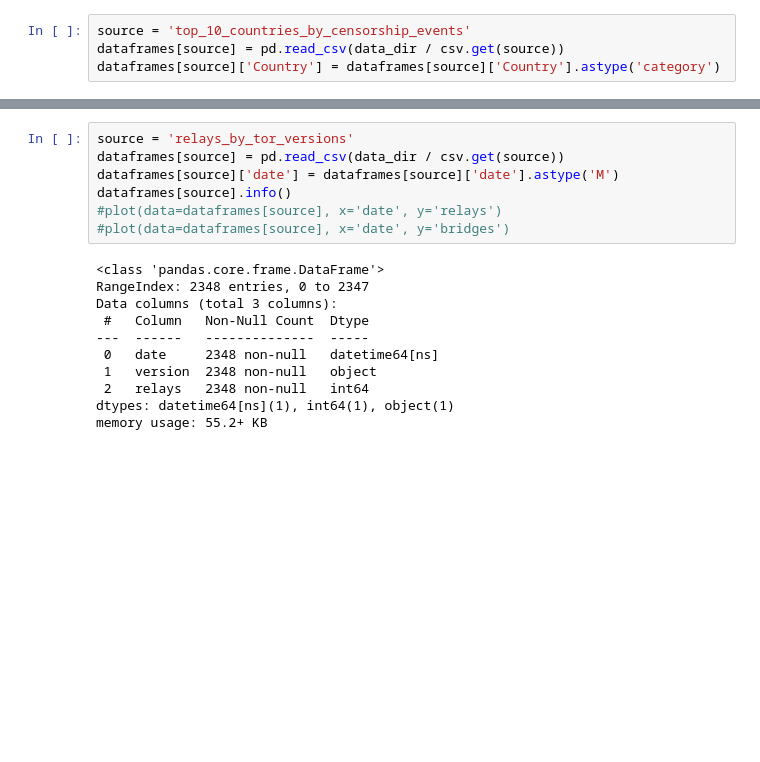
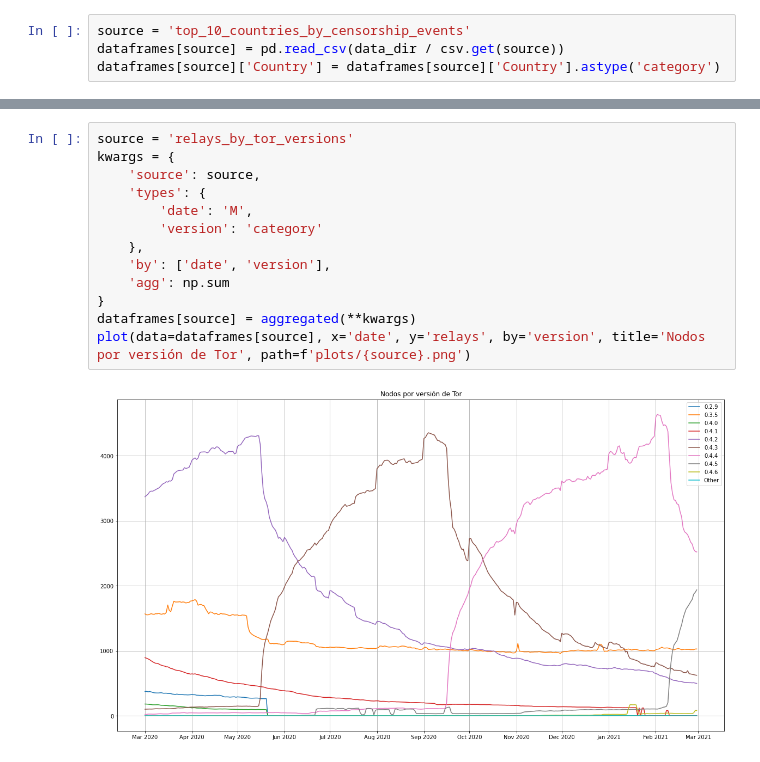
Before and after one commit to k0rtuz/tor-metrics, a Jupyter notebook: Tor Metrics.ipynb, the cells around one changed output, grey strips where cells are left out. Drawn from its saved outputs; the diff is of its cells as text; blank space fills up the shorter version.

```diff
--- a/Tor Metrics.ipynb
+++ b/Tor Metrics.ipynb
@@ -152,18 +194,15 @@ plot(data=dataframes[source], x='date', y='bridges')
 # %%
 source = 'relays_by_tor_versions'
-dataframes[source] = pd.read_csv(data_dir / csv.get(source))
-dataframes[source]['date'] = dataframes[source]['date'].astype('M')
-dataframes[source].info()
-#plot(data=dataframes[source], x='date', y='relays')
-#plot(data=dataframes[source], x='date', y='bridges')
+kwargs = {
+    'source': source,
+    'types': {
+        'date': 'M',
+        'version': 'category'
+    },
+    'by': ['date', 'version'],
+    'agg': np.sum
+}
+dataframes[source] = aggregated(**kwargs)
+plot(data=dataframes[source], x='date', y='relays', by='version', title='Nodos por versión de Tor', path=f'plots/{source}.png')
 # %% [output]
-<class 'pandas.core.frame.DataFrame'>
-RangeIndex: 2348 entries, 0 to 2347
-Data columns (total 3 columns):
- #   Column   Non-Null Count  Dtype
----  ------   --------------  -----
- 0   date     2348 non-null   datetime64[ns]
- 1   version  2348 non-null   object
- 2   relays   2348 non-null   int64
-dtypes: datetime64[ns](1), int64(1), object(1)
-memory usage: 55.2+ KB
+[figure, added]
```
Also changed, not shown: parts of 21 cells of this notebook, 1 other file.
